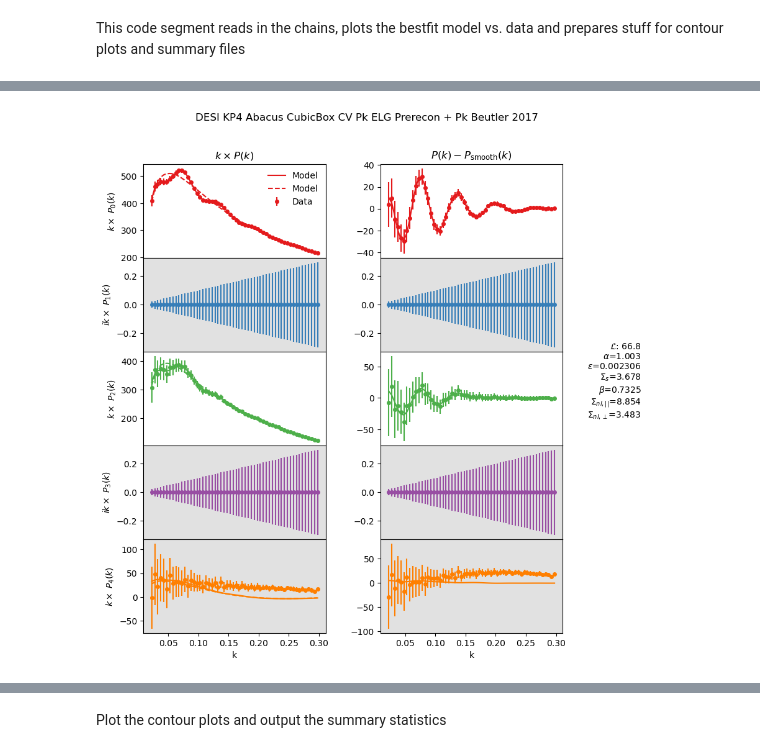
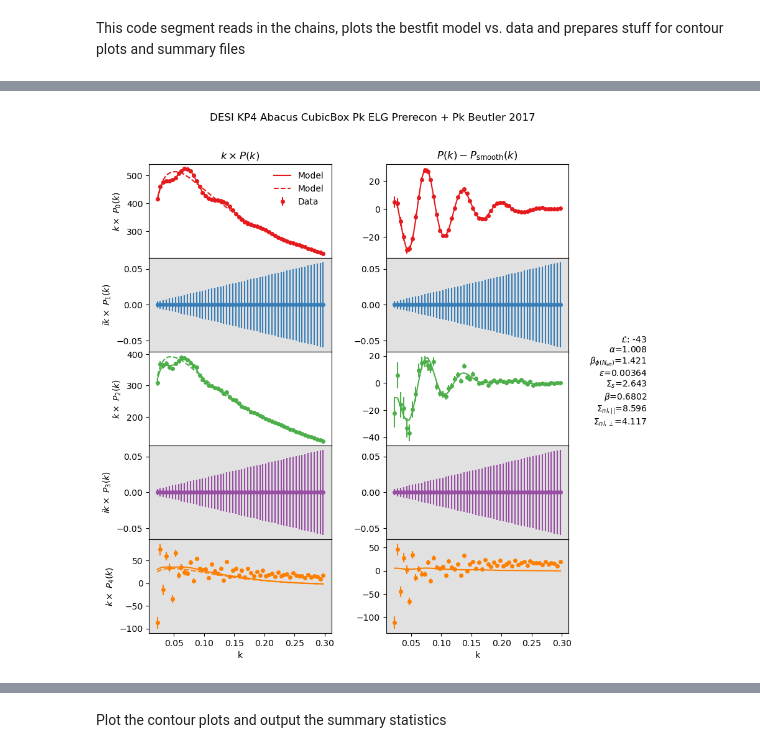
Before and after one commit to abbew25/Barry, a Jupyter notebook: cosmodesi_KP4ELG_examplecode_make_picklefiles/plot_desi_kp4_abacus_cubic_ELG.ipynb, the cells around one changed output, grey strips where cells are left out. Cells and saved outputs as stored; diff of their text form; code cells hidden in the pictures.

```diff
--- a/cosmodesi_KP4ELG_examplecode_make_picklefiles/plot_desi_kp4_abacus_cubic_ELG.ipynb
+++ b/cosmodesi_KP4ELG_examplecode_make_picklefiles/plot_desi_kp4_abacus_cubic_ELG.ipynb
@@ -32,9 +32,9 @@ omega_matter_free = False
 
 neff_free = False
 
-phase_shift_free = False #False
+phase_shift_free = True #False
 
-CV = True
+CV = False
 
 pfn = "/global/u1/a/abbew25/barryrepo/Barry/cosmodesi_KP4ELG_examplecode_make_picklefiles/plots/desi_kp4_abacus_cubic_ELG/output/desi_kp4_abacus_cubic_ELG.fitter.pkl"
 
@@ -53,16 +53,18 @@ with open(pfn, 'rb') as pickle_file:
 
 #print(dir(fitter.sampler))
 
-sigma_s_mean = 0
-count = 0
-beta_mean = 0
+# sigma_s_mean = 0
+# count = 0
+# beta_mean = 0
 # %% [markdown]
 This code segment reads in the chains, plots the bestfit model vs. data and prepares stuff for contour plots and summary files
 # %%
 logging.info("Creating plots")
 
 fitname = []
-datanames = ["CV_Xi_Prerecon", "CV_Xi_Recon", "CV_Pk_Prerecon", "CV_Pk_Recon"]
+datanames = ["CV_Xi_Prerecon", "CV_Xi_Recon", "CV_Pk_Prerecon", "CV_Pk_Recon"]#, "Pk_Recon"]
+datanames = ["Xi_Prerecon", "Xi_Recon", "Pk_Prerecon", "Pk_Recon"]#, "Pk_Recon"]
+
 c = [ChainConsumer(), ChainConsumer(), ChainConsumer(), ChainConsumer()]
 
 # Loop over all the chains
@@ -75,17 +77,21 @@ for posterior, weight, chain, evidence, model, data, extra in fitter.load():
     #print(extra['name'])
     #print(model.get_labels(), chain.shape)
     # Get the realisation number and redshift bin
+
     CVfile = ''
 
     if CV:
         CVfile = 'CV'
         if "CV" not in extra["name"] or "Pk" not in extra["name"]:
-            continue
+           continue
     else:
         if "CV" in extra['name']:
             continue
         if "Pk" not in extra['name']:
             continue
+
+#     if "Pk" not in extra["name"]:
+    #    continue
 
     #print(extra)
 
@@ -136,6 +142,7 @@ for posterior, weight, chain, evidence, model, data, extra in fitter.load():
                 "$\\alpha_\\perp$",
                 "$\\Sigma_{nl,||}$",
                 "$\\Sigma_{nl,\\perp}$",
+                "$\\Sigma_s$"
             ]
 
     if omega_matter_free:
@@ -159,72 +166,82 @@ for posterior, weight, chain, evidence, model, data, extra in fitter.load():
 #     print(weighted_avg_and_cov(df["$\\alpha$"], weight, axis=0)[0])
 #     print(weighted_avg_and_cov(df["$\\epsilon$"], weight, axis=0)[0])
 
-    if 'Prerecon' not in extra['name']:
-        sigma_s_mean += weighted_avg_and_cov(df["$\\Sigma_s$"], weight, axis=0)[0]
-        count += 1
+#     if 'Prerecon' not in extra['name']:
+#         sigma_s_mean += weighted_avg_and_cov(df["$\\Sigma_s$"], weight, axis=0)[0]
+#         count += 1
 
-        beta_mean += weighted_avg_and_cov(df["$\\beta$"], weight, axis=0)[0]
+#         beta_mean += weighted_avg_and_cov(df["$\\beta$"], weight, axis=0)[0]
 
 #     print(mean)
 
     if omega_matter_free: ###################################
 
         corr_alpha_para_perp = cov[1, 0] / np.sqrt(cov[0, 0] * cov[1, 1])
-        corr_alpha_para_om = cov[4, 0] / np.sqrt(cov[4, 4] * cov[0, 0])
-        corr_alpha_perp_om = cov[4, 1] / np.sqrt(cov[4, 4] * cov[1, 1])
+        corr_alpha_para_phase = cov[5, 0] / np.sqrt(cov[5, 5] * cov[0, 0])
+        corr_alpha_perp_phase = cov[5, 1] / np.sqrt(cov[5, 5] * cov[1, 1])
 
-        stats[datanames[chain_bin]].append(
+        stats[datanames[chain_bin]].append( # mean alpha_\\, mean alpha_para, stdev alpha\\, stdev alphaperp, corr_alphas,
+            # mean omegam, stdev omegam, corrs omegam and alphas, chisquare,
+            # mean sigma_\\, mean sigma_perp, mean sigma_s
             [mean[0], mean[1], np.sqrt(cov[0, 0]), np.sqrt(cov[1, 1]),
-            corr_alpha_para_perp, mean[4], np.sqrt(cov[4,4]), corr_alpha_para_om, corr_alpha_perp_om, new_chi_squared, mean[2], mean[3]]
+            corr_alpha_para_perp, mean[5], np.sqrt(cov[5,5]), corr_alpha_para_phase, corr_alpha_perp_phase, new_chi_squared, mean[2], mean[3], mean[4]]
         )
 
         output[datanames[chain_bin]].append(
-            f"{realisation:s}, {mean[0]:6.4f}, {mean[1]:6.4f}, {mean[2]:6.4f}, {mean[3]:6.4f}, {np.sqrt(cov[0, 0]):6.4f}, {np.sqrt(cov[1, 1]):6.4f}, {corr_alpha_para_perp:7.3f}, {mean[4]:6.4f}, {np.sqrt(cov[4, 4]):6.4f},{corr_alpha_para_om:7.3f}, {corr_alpha_perp_om:7.3f}, {r_s:7.3f}, {new_chi_squared:7.3f}, {dof:4d}"
+            # realisation name, all means of params, stdevs on alphas , corrs alphas, stdev omegam, corrs omegam/alphas .... other stats
+            f"{realisation:s}, {mean[0]:6.4f}, {mean[1]:6.4f}, {mean[2]:6.4f}, {mean[3]:6.4f}, {mean[4]:6.4f}, {mean[5]:6.4f}, {np.sqrt(cov[0, 0]):6.4f}, {np.sqrt(cov[1, 1]):6.4f}, {corr_alpha_para_perp:7.3f}, {np.sqrt(cov[5, 5]):6.4f}, {corr_alpha_para_phase:7.3f}, {corr_alpha_perp_phase:7.3f}, {r_s:7.3f}, {new_chi_squared:7.3f}, {dof:4d}"
         )
-
 
     if neff_free: ###################################
 
         corr_alpha_para_perp = cov[1, 0] / np.sqrt(cov[0, 0] * cov[1, 1])
-        corr_alpha_para_neff = cov[4, 0] / np.sqrt(cov[4, 4] * cov[0, 0])
-        corr_alpha_perp_neff = cov[4, 1] / np.sqrt(cov[4, 4] * cov[1, 1])
+        corr_alpha_para_phase = cov[5, 0] / np.sqrt(cov[5, 5] * cov[0, 0])
+        corr_alpha_perp_phase = cov[5, 1] / np.sqrt(cov[5, 5] * cov[1, 1])
 
-        stats[datanames[chain_bin]].append(
+        stats[datanames[chain_bin]].append( # mean alpha_\\, mean alpha_para, stdev alpha\\, stdev alphaperp, corr_alphas,
+            # mean neff, stdev neff, corrs neff and alphas, chisquare,
+            # mean sigma_\\, mean sigma_perp, mean sigma_s
             [mean[0], mean[1], np.sqrt(cov[0, 0]), np.sqrt(cov[1, 1]),
-            corr_alpha_para_perp, mean[4], np.sqrt(cov[4,4]), corr_alpha_para_neff, corr_alpha_perp_neff, new_chi_squared, mean[2], mean[3]]
+            corr_alpha_para_perp, mean[5], np.sqrt(cov[5,5]), corr_alpha_para_phase, corr_alpha_perp_phase, new_chi_squared, mean[2], mean[3], mean[4]]
         )
 
         output[datanames[chain_bin]].append(
-            f"{realisation:s}, {mean[0]:6.4f}, {mean[1]:6.4f}, {mean[2]:6.4f}, {mean[3]:6.4f}, {np.sqrt(cov[0, 0]):6.4f}, {np.sqrt(cov[1, 1]):6.4f}, {corr_alpha_para_perp:7.3f}, {mean[4]:6.4f}, {np.sqrt(cov[4, 4]):6.4f},{corr_alpha_para_neff:7.3f}, {corr_alpha_perp_neff:7.3f}, {r_s:7.3f}, {new_chi_squared:7.3f}, {dof:4d}"
+            # realisation name, all means of params, stdevs on alphas , corrs alphas, stdev neff, corrs neff/alphas .... other stats
+            f"{realisation:s}, {mean[0]:6.4f}, {mean[1]:6.4f}, {mean[2]:6.4f}, {mean[3]:6.4f}, {mean[4]:6.4f}, {mean[5]:6.4f}, {np.sqrt(cov[0, 0]):6.4f}, {np.sqrt(cov[1, 1]):6.4f}, {corr_alpha_para_perp:7.3f}, {np.sqrt(cov[5, 5]):6.4f}, {corr_alpha_para_phase:7.3f}, {corr_alpha_perp_phase:7.3f}, {r_s:7.3f}, {new_chi_squared:7.3f}, {dof:4d}"
         )
 
     if phase_shift_free: ###################################
 
         corr_alpha_para_perp = cov[1, 0] / np.sqrt(cov[0, 0] * cov[1, 1])
-        corr_alpha_para_phase = cov[4, 0] / np.sqrt(cov[4, 4] * cov[0, 0])
-        corr_alpha_perp_phase = cov[4, 1] / np.sqrt(cov[4, 4] * cov[1, 1])
+        corr_alpha_para_phase = cov[5, 0] / np.sqrt(cov[5, 5] * cov[0, 0])
+        corr_alpha_perp_phase = cov[5, 1] / np.sqrt(cov[5, 5] * cov[1, 1])
 
-        stats[datanames[chain_bin]].append(
+        stats[datanames[chain_bin]].append( # mean alpha_\\, mean alpha_para, stdev alpha\\, stdev alphaperp, corr_alphas,
+            # mean beta, stdev beta, corrs beta and alphas, chisquare,
+            # mean sigma_\\, mean sigma_perp, mean sigma_s
             [mean[0], mean[1], np.sqrt(cov[0, 0]), np.sqrt(cov[1, 1]),
-            corr_alpha_para_perp, mean[4], np.sqrt(cov[4,4]), corr_alpha_para_phase, corr_alpha_perp_phase, new_chi_squared, mean[2], mean[3]]
+            corr_alpha_para_perp, mean[5], np.sqrt(cov[5,5]), corr_alpha_para_phase, corr_alpha_perp_phase, new_chi_squared, mean[2], mean[3], mean[4]]
         )
 
         output[datanames[chain_bin]].append(
-            f"{realisation:s}, {mean[0]:6.4f}, {mean[1]:6.4f}, {mean[2]:6.4f}, {mean[3]:6.4f}, {np.sqrt(cov[0, 0]):6.4f}, {np.sqrt(cov[1, 1]):6.4f}, {corr_alpha_para_perp:7.3f}, {mean[4]:6.4f}, {np.sqrt(cov[4, 4]):6.4f},{corr_alpha_para_phase:7.3f}, {corr_alpha_perp_phase:7.3f}, {r_s:7.3f}, {new_chi_squared:7.3f}, {dof:4d}"
+            # realisation name, all means of params, stdevs on alphas , corrs alphas, stdev beta, corrs beta/alphas .... other stats
+            f"{realisation:s}, {mean[0]:6.4f}, {mean[1]:6.4f}, {mean[2]:6.4f}, {mean[3]:6.4f}, {mean[4]:6.4f}, {mean[5]:6.4f}, {np.sqrt(cov[0, 0]):6.4f}, {np.sqrt(cov[1, 1]):6.4f}, {corr_alpha_para_perp:7.3f}, {np.sqrt(cov[5, 5]):6.4f}, {corr_alpha_para_phase:7.3f}, {corr_alpha_perp_phase:7.3f}, {r_s:7.3f}, {new_chi_squared:7.3f}, {dof:4d}"
         )
 
 
     else: ###################################
         corr = cov[1, 0] / np.sqrt(cov[0, 0] * cov[1, 1])
-        stats[datanames[chain_bin]].append(
-            [mean[0], mean[1], np.sqrt(cov[0, 0]), np.sqrt(cov[1, 1]), corr, new_chi_squared, mean[2], mean[3]]
+        stats[datanames[chain_bin]].append( # mean alpha_\\, mean alpha_para, stdev alpha\\, stdev alphaperp, corr_alphas, chisquare,
+            # mean sigma_\\, mean sigma_perp, mean sigma_s
+            [mean[0], mean[1], np.sqrt(cov[0, 0]), np.sqrt(cov[1, 1]), corr, new_chi_squared, mean[2], mean[3], mean[4]]
         )
 
         output[datanames[chain_bin]].append(
-            f"{realisation:s}, {mean[0]:6.4f}, {mean[1]:6.4f}, {mean[2]:6.4f}, {mean[3]:6.4f}, {np.sqrt(cov[0, 0]):6.4f}, {np.sqrt(cov[1, 1]):6.4f}, {corr:7.3f}, {r_s:7.3f}, {new_chi_squared:7.3f}, {dof:4d}"
+            # realisation name, all means of params, stdevs on alphas .... other stats
+            f"{realisation:s}, {mean[0]:6.4f}, {mean[1]:6.4f}, {mean[2]:6.4f}, {mean[3]:6.4f}, {mean[4]:6.4f}, {np.sqrt(cov[0, 0]):6.4f}, {np.sqrt(cov[1, 1]):6.4f}, {corr:7.3f}, {r_s:7.3f}, {new_chi_squared:7.3f}, {dof:4d}"
         )
 
 
-print(sigma_s_mean/count)
-print(beta_mean/count)
+# print(sigma_s_mean/count)
+# print(beta_mean/count)
 # %% [output]
@@ -232 +249 @@ DESI KP4 Abacus CubicBox CV Pk ELG Prerecon mock mean 2 mean
-[figure, old version]
+[figure, new version]
```
Also changed, not shown: parts of 2 cells of this notebook, 2 other files.
